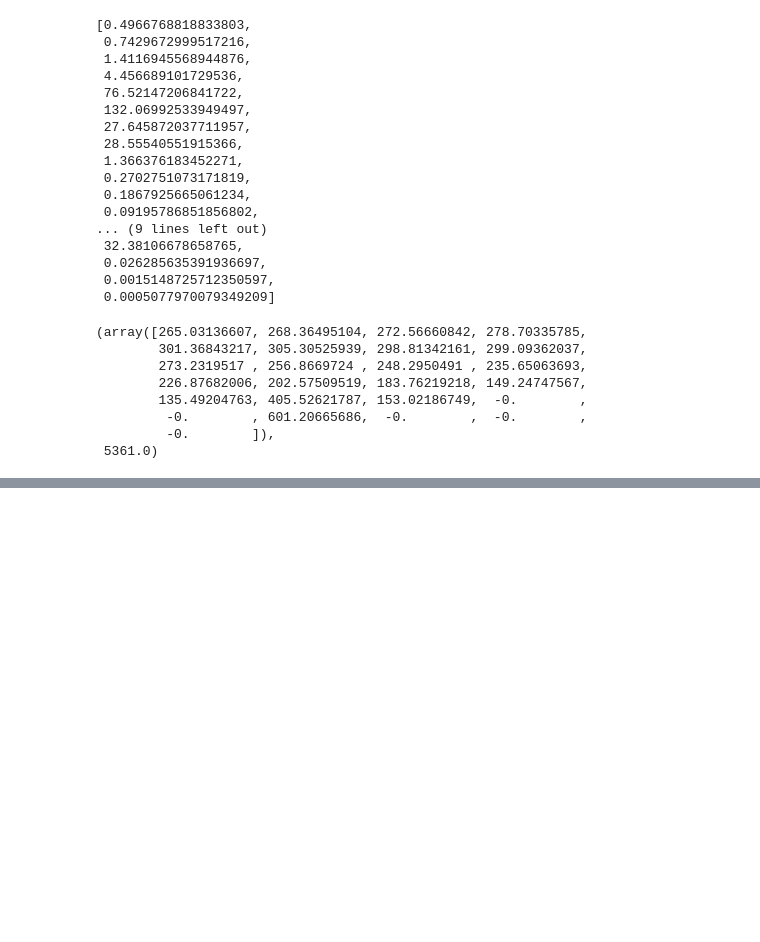
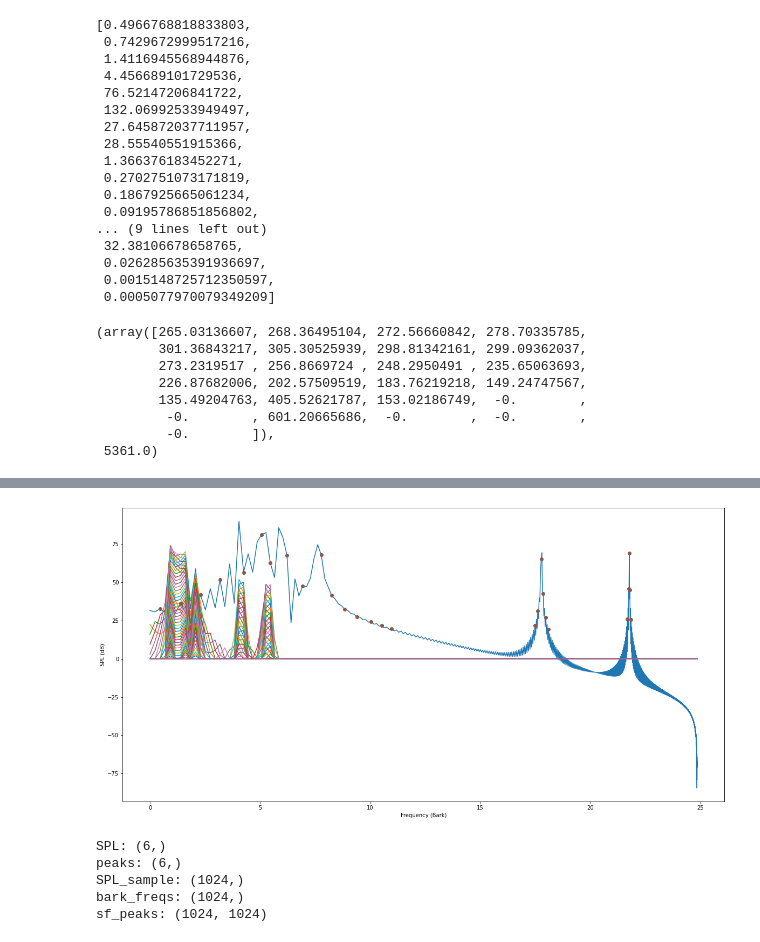
Before and after one commit to guedes-joaofelipe/CPE793-topics-in-audio-codification, a Jupyter notebook: exercises/chap08/ex8.ipynb, the cells around one changed output, grey strips where cells are left out. Cells and saved outputs as stored; diff of their text form; code cells hidden in the pictures; blank space fills up the shorter version.

```diff
--- a/exercises/chap08/ex8.ipynb
+++ b/exercises/chap08/ex8.ipynb
@@ -316,0 +366,10 @@ sf_peaks = masking_model(bark_freqs, SPL, peaks)
+# %%
+plt.figure(figsize=(20,10))
+plt.plot(bark_freqs, SPL_sample)
+plt.plot(bark_freqs, sf_peaks)
+plt.plot(bark_freqs[peaks], SPL_sample[peaks], marker ='o', ls='')
+plt.ylabel('SPL (dB)')
+plt.xlabel('Frequency (Bark)')
+plt.show()
+# %% [output]
+[figure, added]
@@ -316,0 +381,17 @@ sf_peaks = masking_model(bark_freqs, SPL, peaks)
+# %%
+SPL, peaks = spl(X_fft, N, N)
+SPL_sample = spl_by_sample(X_fft, N, N)
+bark_freqs = bark(omega_fft)
+sf_peaks = masking_model(bark_freqs, SPL, peaks)
+
+print(f'SPL: {SPL.shape}')
+print(f'peaks: {peaks.shape}')
+print(f'SPL_sample: {SPL_sample.shape}')
+print(f'bark_freqs: {bark_freqs.shape}')
+print(f'sf_peaks: {sf_peaks.shape}')
+# %% [output]
+SPL: (6,)
+peaks: (6,)
+SPL_sample: (1024,)
+bark_freqs: (1024,)
+sf_peaks: (1024, 1024)
```
Also changed, not shown: parts of 17 cells of this notebook.
